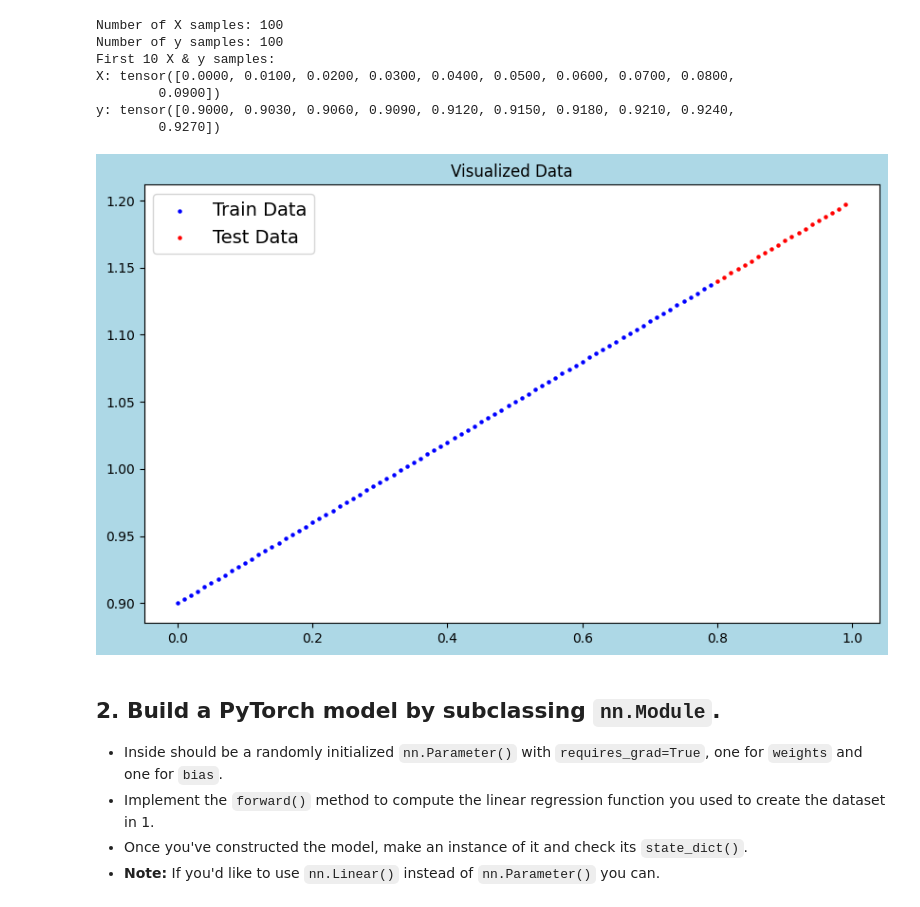
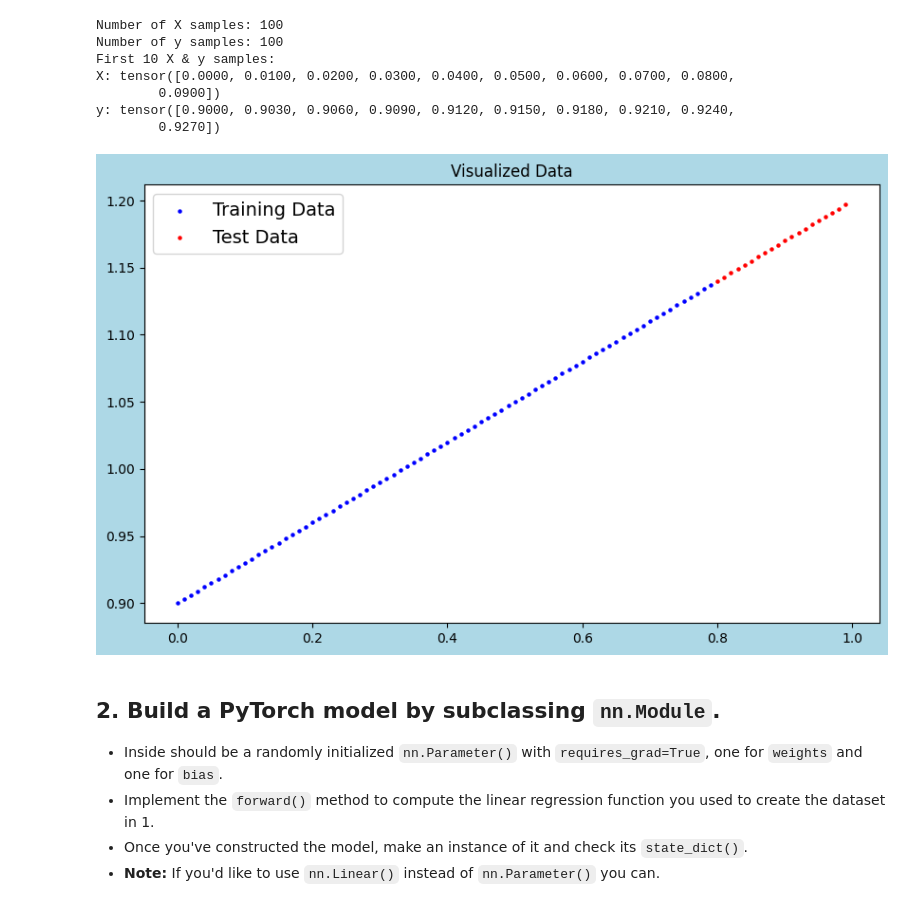
Before and after one commit to Namakando-ApertureScience/Torch-training, a Jupyter notebook: 01_pytorch_workflow_exercises.ipynb, the cells around one changed output. Drawn from its saved outputs; the diff is of its cells as text; code cells hidden in the pictures.

```diff
--- a/01_pytorch_workflow_exercises.ipynb
+++ b/01_pytorch_workflow_exercises.ipynb
@@ -64,19 +64,20 @@ X_train, X_test, y_train, y_test = X[:80], X[80:], y[:80], y[80:]
 # %%
 # Plot the training and testing data
 import matplotlib.pyplot as plt
 
 def plot(X_train, y_train, X_test, y_test):
-  X_train, y_train = X_train.to("cpu"), y_train.to("cpu")
-  X_test, y_test = X_test.to("cpu"), y_test.to("cpu")
+  X_train, y_train = X_train.detach().to("cpu"), y_train.detach().to("cpu")
+  X_test, y_test = X_test.detach().to("cpu"), y_test.detach().to("cpu")
+
   plt.figure(figsize=(10, 6), facecolor="lightblue")
   plt.title("Visualized Data")
-  plt.scatter(X_train, y_train, s=5, c="blue", label="Train Data")
+  plt.scatter(X_train, y_train, s=5, c="blue", label="Training Data")
   plt.scatter(X_test, y_test, s=5, c="red", label="Test Data")
   plt.legend(prop={"size":14})
 
 plot(X_train, y_train, X_test, y_test)
 # %% [output]
-[figure, old version]
+[figure, new version]
 # %% [markdown]
 ## 2. Build a PyTorch model by subclassing `nn.Module`.
   * Inside should be a randomly initialized `nn.Parameter()` with `requires_grad=True`, one for `weights` and one for `bias`.
```
Also changed, not shown: parts of 4 cells of this notebook.
